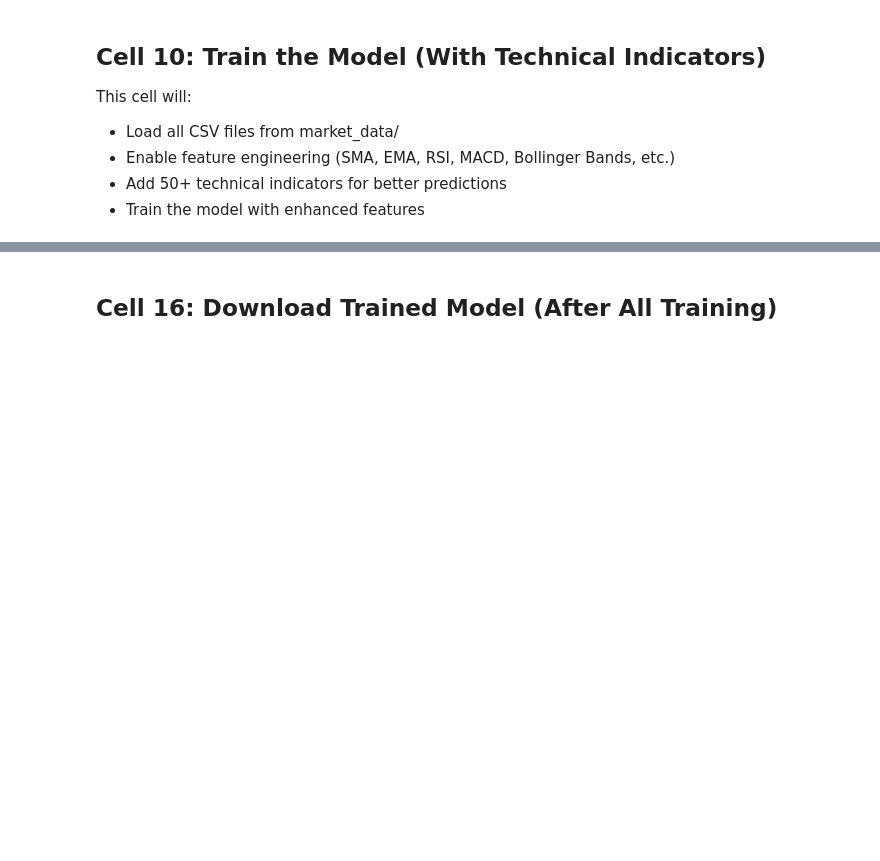
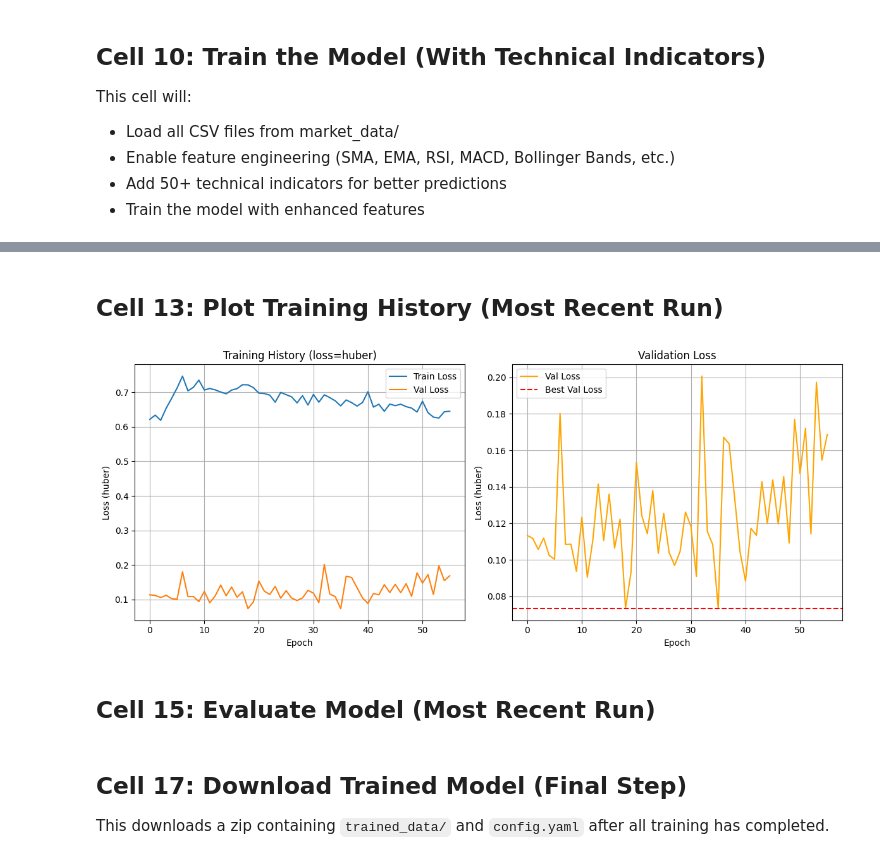
Before and after one commit to Raynergy-svg/ml_engine, a Jupyter notebook: colab_train.ipynb, the cells around one changed output, grey strips where cells are left out. Saved outputs shown, nothing was run; the diff lists cells and outputs as text; code cells hidden in the pictures; blank space fills up the shorter version.

```diff
--- a/colab_train.ipynb
+++ b/colab_train.ipynb
@@ -254,0 +310,42 @@ Validation Metrics:
+# %% [markdown]
+## Cell 13: Plot Training History (Most Recent Run)
+# %%
+import matplotlib.pyplot as plt
+
+loss_type = str(config.get("loss_type", "mse")).lower()
+train_losses = result.get("train_losses", [])
+val_losses = result.get("val_losses", [])
+best_val_loss = result.get("best_val_loss", None)
+
+if not train_losses:
+    raise ValueError("Missing training history in `result`. Run training first.")
+
+plt.figure(figsize=(12, 5))
+
+plt.subplot(1, 2, 1)
+plt.plot(train_losses, label="Train Loss")
+if val_losses:
+    plt.plot(val_losses, label="Val Loss")
+plt.xlabel("Epoch")
+plt.ylabel(f"Loss ({loss_type})")
+plt.title(f"Training History (loss={loss_type})")
+plt.legend()
+plt.grid(True)
+
+plt.subplot(1, 2, 2)
+if val_losses:
+    plt.plot(val_losses, label="Val Loss", color="orange")
+    if best_val_loss is not None:
+        plt.axhline(y=best_val_loss, color="r", linestyle="--", label="Best Val Loss")
+    plt.legend()
+plt.xlabel("Epoch")
+plt.ylabel(f"Loss ({loss_type})")
+plt.title("Validation Loss")
+plt.grid(True)
+
+plt.tight_layout()
+plt.show()
+# %% [output]
+[figure, added]
+# %% [markdown]
+## Cell 15: Evaluate Model (Most Recent Run)
@@ -255,4 +370,6 @@ Validation Metrics:
 # %% [markdown]
-## Cell 16: Download Trained Model (After All Training)
+## Cell 17: Download Trained Model (Final Step)
+
+This downloads a zip containing `trained_data/` and `config.yaml` after all training has completed.
 # %%
 from google.colab import files
```
Also changed, not shown: parts of 13 cells of this notebook.
